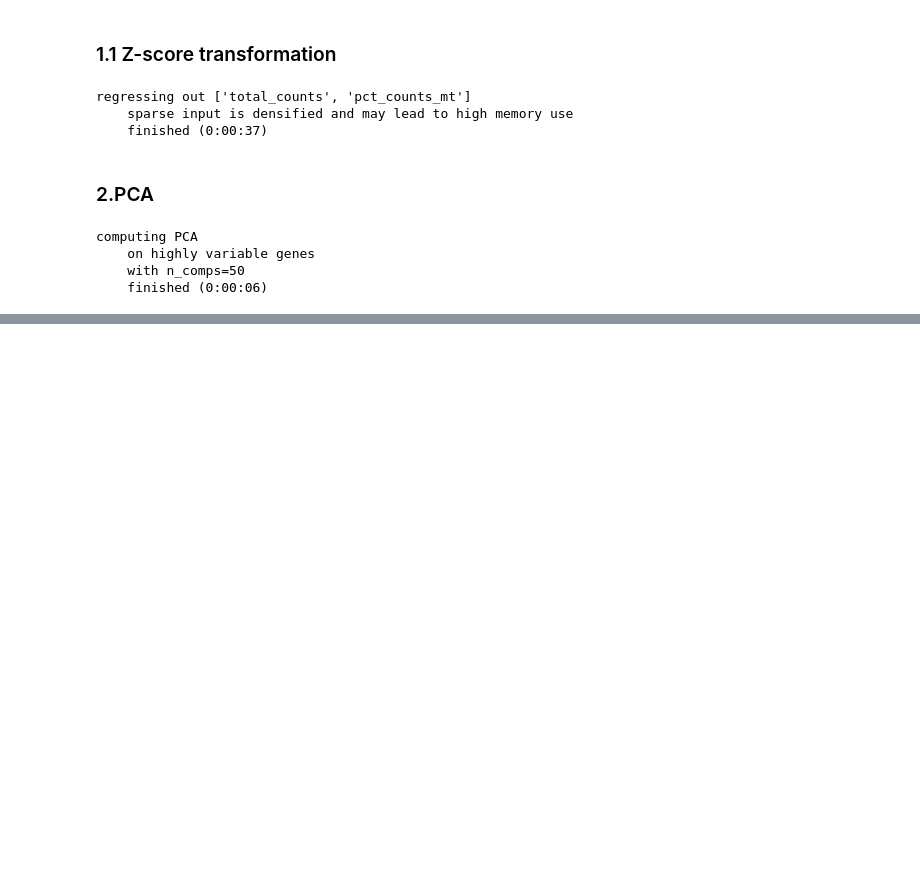
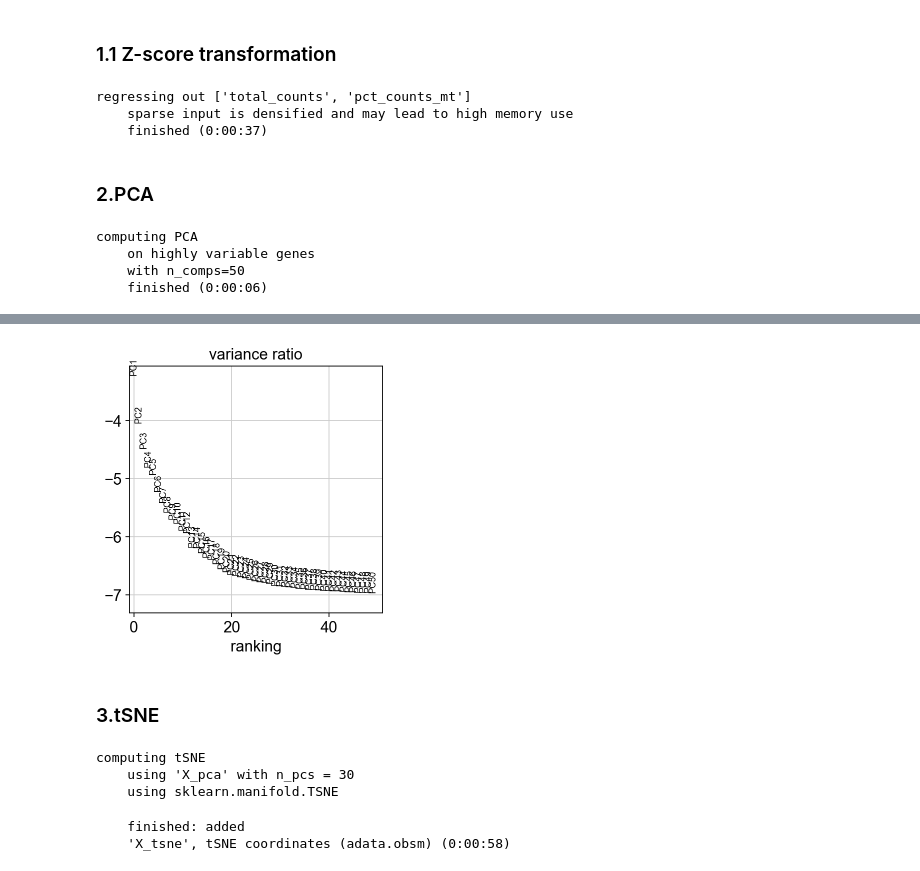
Before and after one commit to mujtababarsi/Covid-19-single-cell-analysis-Scanpy, a Jupyter notebook: Dimensionality reduction.ipynb, the cells around one changed output, grey strips where cells are left out. Drawn from its saved outputs; the diff is of its cells as text; code cells hidden in the pictures; blank space fills up the shorter version.

```diff
--- a/Dimensionality reduction.ipynb
+++ b/Dimensionality reduction.ipynb
@@ -87,0 +111,14 @@ sc.pl.pca(adata, color='sample', components = ['1,2', '3,4', '5,6', '7,8'], )
+# %%
+sc.pl.pca_variance_ratio(adata, log=True, n_pcs = 50)
+# %% [output]
+[figure, added]
+# %% [markdown]
+### 3.tSNE
+# %%
+sc.tl.tsne(adata, n_pcs = 30)
+# %% [output]
+computing tSNE
+    using 'X_pca' with n_pcs = 30
+    using sklearn.manifold.TSNE
+    finished: added
+    'X_tsne', tSNE coordinates (adata.obsm) (0:00:58)
```
Also changed, not shown: parts of 4 cells of this notebook.
